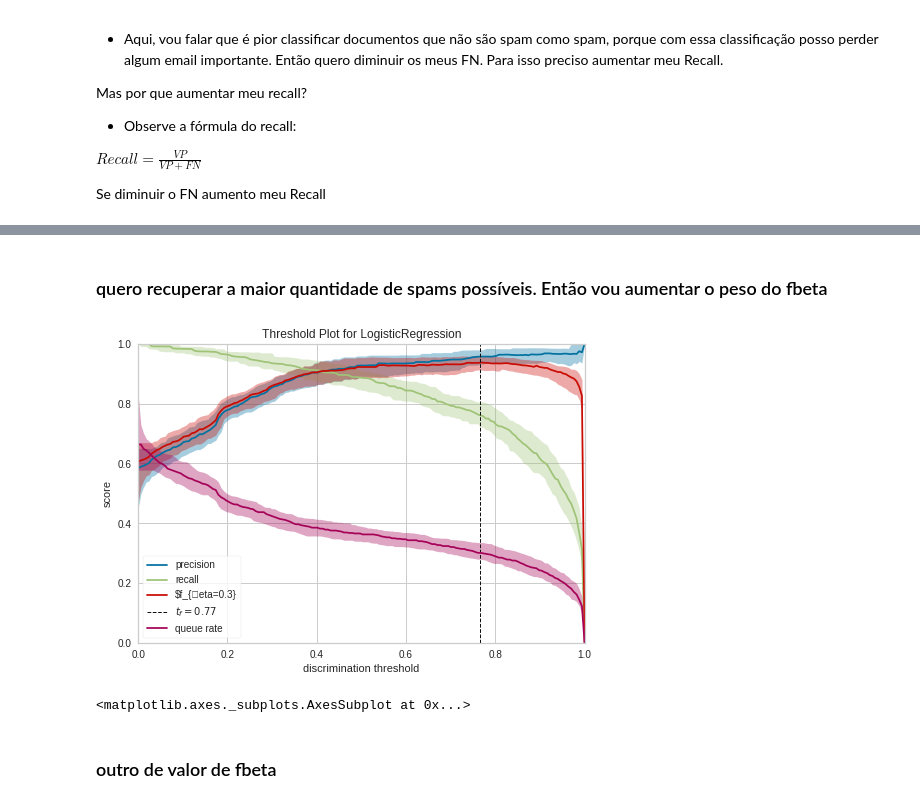
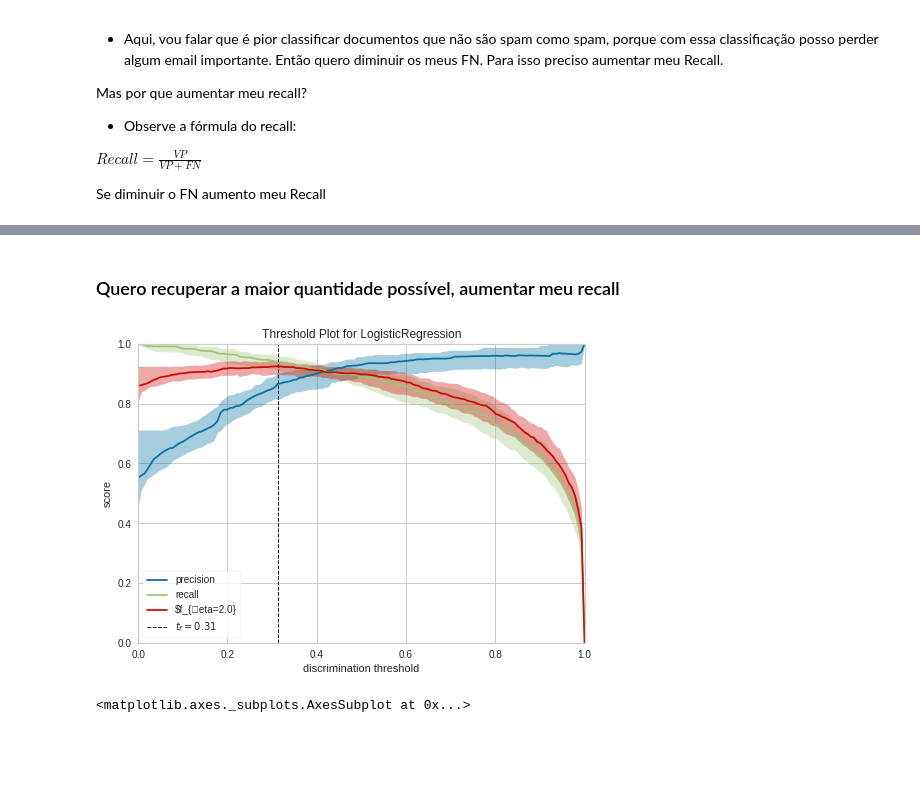
Before and after one commit to barbarasilveiraf/course_metrics, a Jupyter notebook: src/ml/notebooks/Classification Example.ipynb, the cells around one changed output, grey strips where cells are left out. Saved outputs shown, nothing was run; the diff lists cells and outputs as text; code cells hidden in the pictures; blank space fills up the shorter version.

Commit message:
Updates graphics

```diff
--- a/src/ml/notebooks/Classification Example.ipynb
+++ b/src/ml/notebooks/Classification Example.ipynb
@@ -101,7 +101,7 @@ Metrics.classification(y_test, y_pred, y_prob)
 # %% [markdown]
 ## Quais foram as métricas gerais do modelo?
 # %%
-viz = ClassificationReport(model)
+viz = ClassificationReport(model, classes=["não spam","spam"])
 viz.fit(X_train, y_train)
 viz.score(X_test, y_test)
 viz.show()
@@ -170,5 +172,5 @@ Se diminuir o FN aumento meu Recall
 # %%
-visualizer = DiscriminationThreshold(model)
+visualizer = DiscriminationThreshold(model, exclude="queue_rate")
 
 visualizer.fit(X_train, y_train)
 visualizer.show()
@@ -177,0 +182,5 @@ visualizer.show()
+# %%
+visualizer = DiscriminationThreshold(model, fbeta=0.3, exclude="queue_rate")
+
+visualizer.fit(X_train, y_train)
+visualizer.show()
@@ -178,12 +190,10 @@ visualizer.show()
 # %% [markdown]
-### quero recuperar a maior quantidade de spams possíveis. Então vou aumentar o peso do fbeta
+### Quero recuperar a maior quantidade possível, aumentar meu recall
 # %%
-visualizer = DiscriminationThreshold(model, fbeta=0.3)
+visualizer = DiscriminationThreshold(model, fbeta=2, exclude="queue_rate")
 
 visualizer.fit(X_train, y_train)
 visualizer.show()
 # %% [output]
-[figure, old version]
+[figure, new version]
 <matplotlib.axes._subplots.AxesSubplot at 0x...>
-# %% [markdown]
-### outro de valor de fbeta
```
Also changed, not shown: parts of 6 cells of this notebook, 1 other file.
